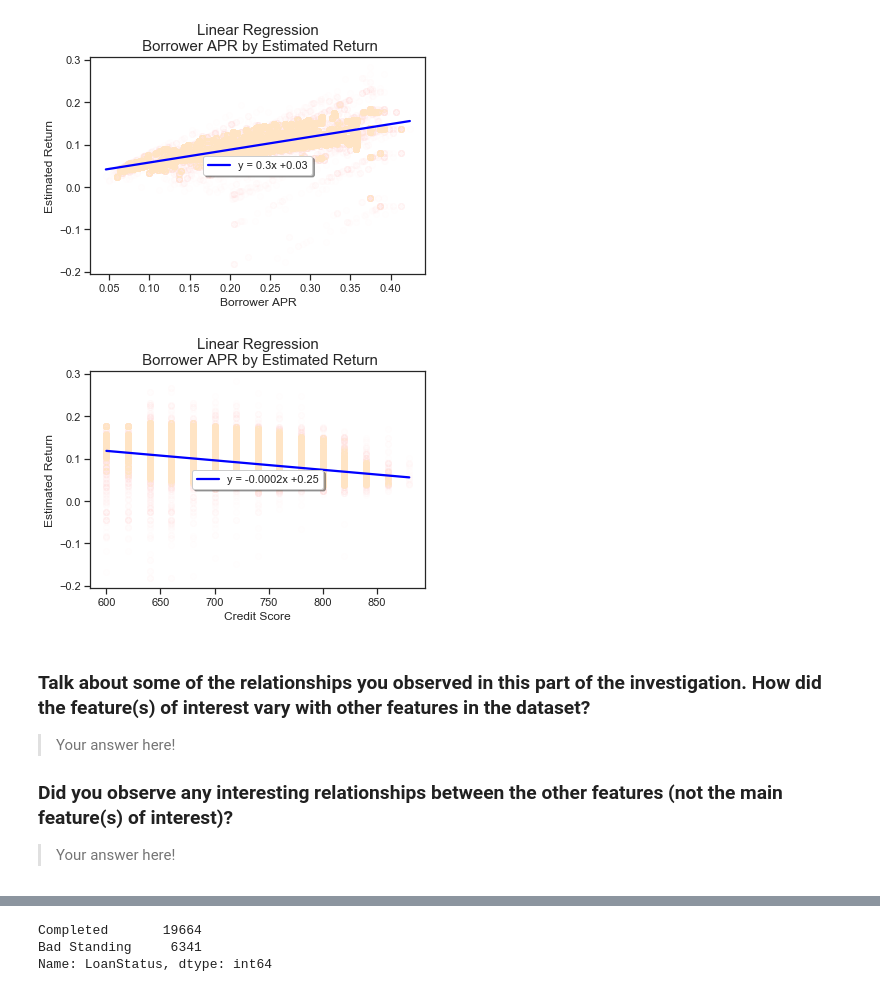
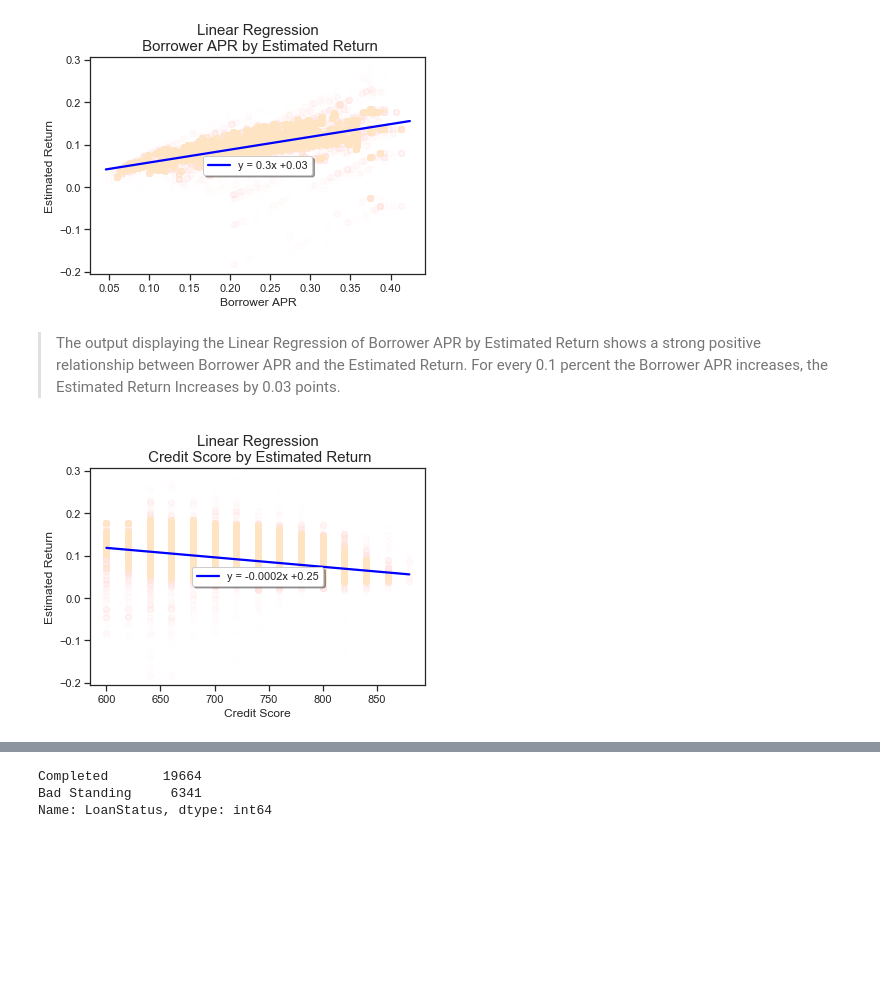
Before and after one commit to TyDataSci/LoanProsper, a Jupyter notebook: visualization.ipynb, the cells around one changed output, grey strips where cells are left out. Saved outputs shown, nothing was run; the diff lists cells and outputs as text; code cells hidden in the pictures; blank space fills up the shorter version.

```diff
--- a/visualization.ipynb
+++ b/visualization.ipynb
@@ -521,26 +531,20 @@ ax.legend(loc=10,shadow=True)
 plt.show()
 # %% [output]
 [figure]
+# %% [markdown]
+> The output displaying the Linear Regression of Borrower APR by Estimated Return shows a strong positive relationship between Borrower APR and the Estimated Return. For every 0.1 percent the Borrower APR increases, the Estimated Return Increases by 0.03 points.
 # %%
 sns.set_style('ticks')
 slope, intercept, r_value, p_value, std_err = stats.linregress(clean_loans['CreditScoreRangeLower'],clean_loans['EstimatedReturn'])
 slope = round(slope,4)
 intercept = round(intercept,2)
 
 ax = sns.regplot(x=clean_loans['CreditScoreRangeLower'],y=clean_loans['EstimatedReturn'], scatter_kws={'color':'bisque','alpha':0.009},
           line_kws={'color':'blue', 'label': f"y = {slope}x +{intercept}"}, truncate=True);
 plt.xlabel('Credit Score')
 plt.ylabel('Estimated Return')
-plt.title('Linear Regression\n Borrower APR by Estimated Return',size=title)
+plt.title('Linear Regression\n Credit Score by Estimated Return',size=title)
 ax.legend(loc=10,shadow=True)
 plt.show()
 # %% [output]
-[figure, old version]
+[figure, new version]
-# %% [markdown]
-### Talk about some of the relationships you observed in this part of the investigation. How did the feature(s) of interest vary with other features in the dataset?
-
-> Your answer here!
-
-### Did you observe any interesting relationships between the other features (not the main feature(s) of interest)?
-
-> Your answer here!
```
Also changed, not shown: parts of 24 cells of this notebook, 1 other file.
